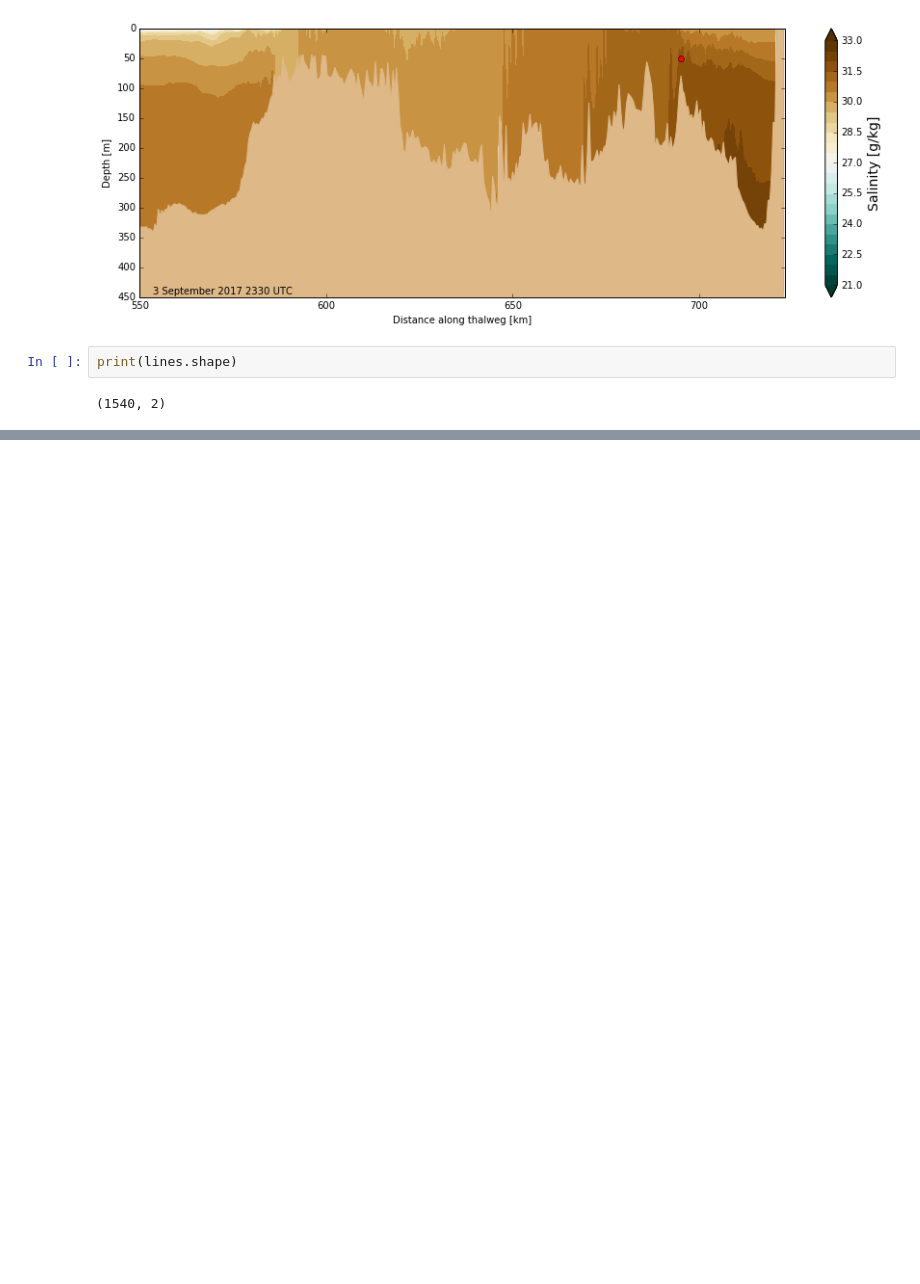
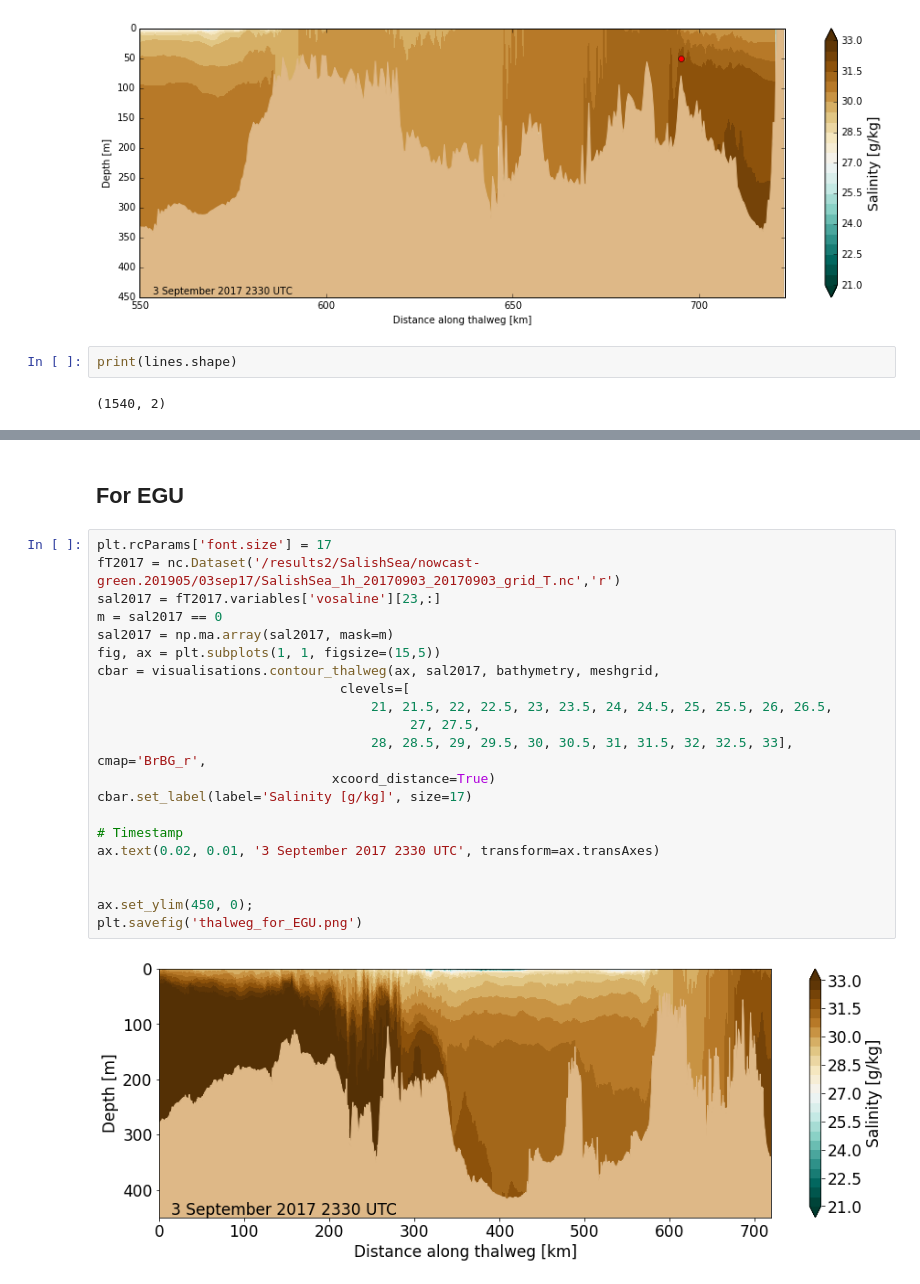
Before and after one commit to SalishSeaCast/analysis-susan, a Jupyter notebook: notebooks/Ariane/Ariane_Locations.ipynb, the cells around one changed output, grey strips where cells are left out. Cells and saved outputs as stored; diff of their text form; blank space fills up the shorter version.

Commit message:
Add thalweg for EGU

```diff
--- a/notebooks/Ariane/Ariane_Locations.ipynb
+++ b/notebooks/Ariane/Ariane_Locations.ipynb
@@ -143,0 +140,25 @@ print(lines.shape)
+# %% [markdown]
+## For EGU
+# %%
+plt.rcParams['font.size'] = 17
+fT2017 = nc.Dataset('/results2/SalishSea/nowcast-green.201905/03sep17/SalishSea_1h_20170903_20170903_grid_T.nc','r')
+sal2017 = fT2017.variables['vosaline'][23,:]
+m = sal2017 == 0
+sal2017 = np.ma.array(sal2017, mask=m)
+fig, ax = plt.subplots(1, 1, figsize=(15,5))
+cbar = visualisations.contour_thalweg(ax, sal2017, bathymetry, meshgrid,
+                               clevels=[
+                                   21, 21.5, 22, 22.5, 23, 23.5, 24, 24.5, 25, 25.5, 26, 26.5,
+                                        27, 27.5,
+                                   28, 28.5, 29, 29.5, 30, 30.5, 31, 31.5, 32, 32.5, 33], cmap='BrBG_r',
+                              xcoord_distance=True)
+cbar.set_label(label='Salinity [g/kg]', size=17)
+
+# Timestamp
+ax.text(0.02, 0.01, '3 September 2017 2330 UTC', transform=ax.transAxes)
+
+
+ax.set_ylim(450, 0);
+plt.savefig('thalweg_for_EGU.png')
+# %% [output]
+[figure, added]
```
Also changed, not shown: parts of 1 cell of this notebook.
